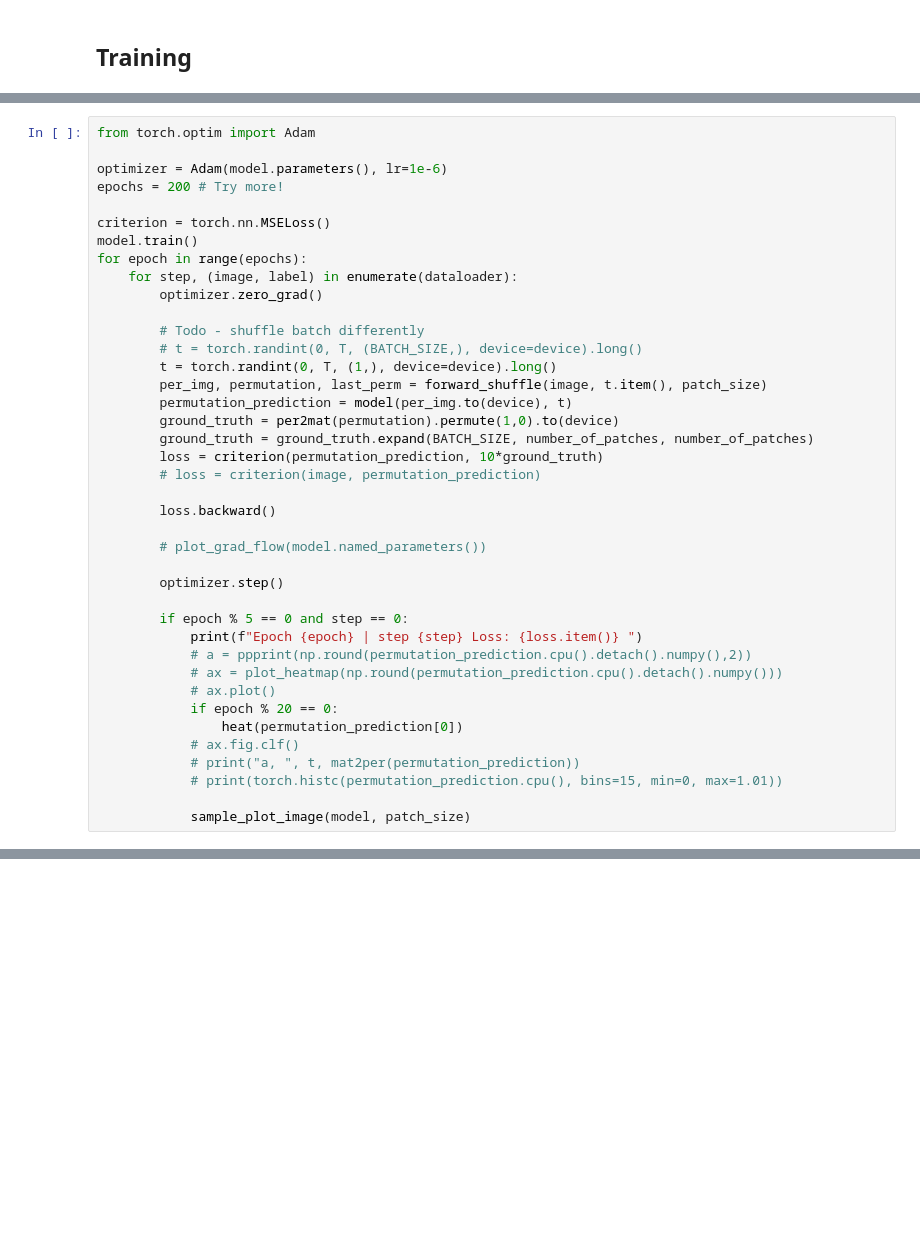
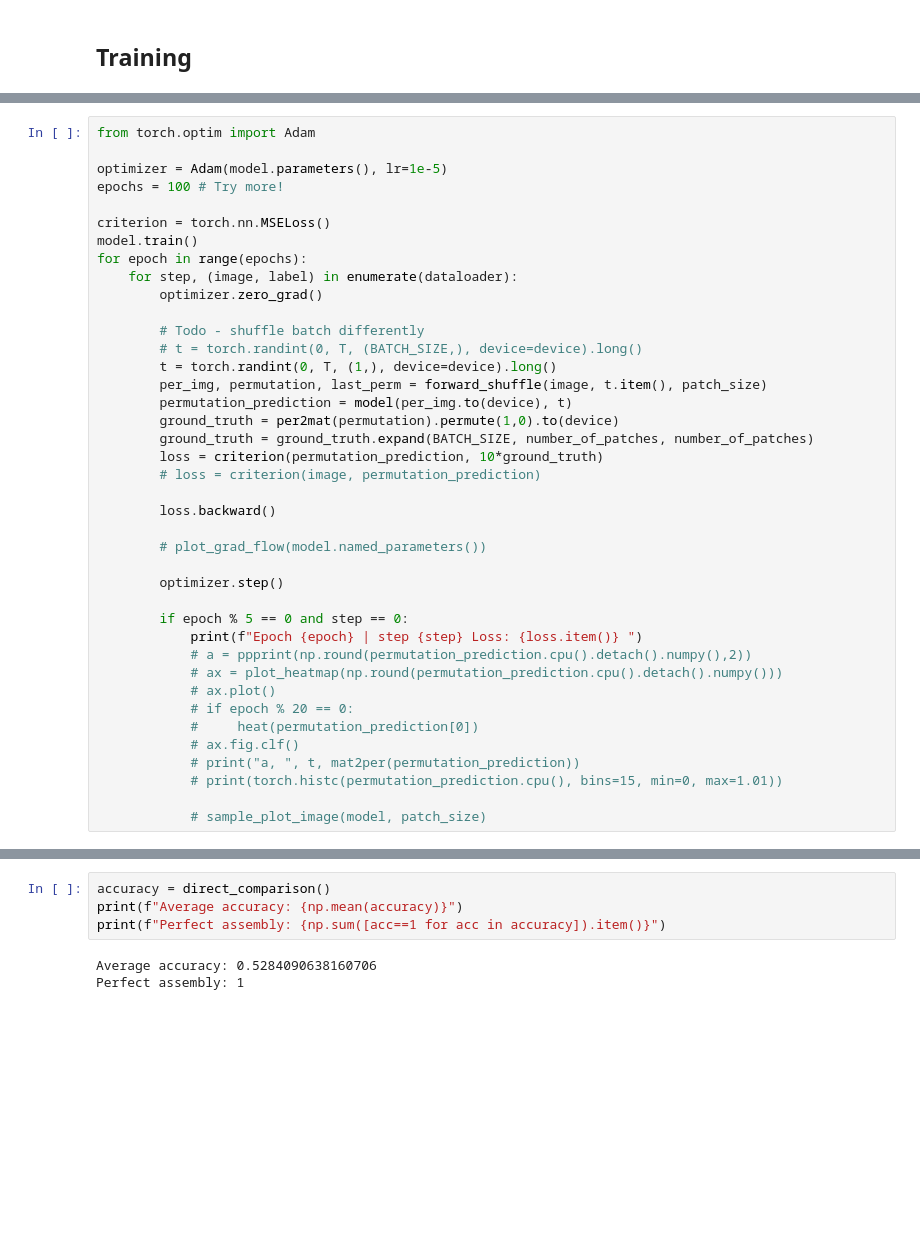
Before and after one commit to mlellouch/diffusion_puzzle, a Jupyter notebook: permutations/diffusion_model_puzzle.ipynb, the cells around one changed output, grey strips where cells are left out. Cells and saved outputs as stored; diff of their text form; blank space fills up the shorter version.

```diff
--- a/permutations/diffusion_model_puzzle.ipynb
+++ b/permutations/diffusion_model_puzzle.ipynb
@@ -623,8 +453,8 @@ def heat(arr):
 # %%
 from torch.optim import Adam
 
-optimizer = Adam(model.parameters(), lr=1e-6)
-epochs = 200 # Try more!
+optimizer = Adam(model.parameters(), lr=1e-5)
+epochs = 100 # Try more!
 
 criterion = torch.nn.MSELoss()
 model.train()
@@ -653,11 +483,11 @@ for epoch in range(epochs):
             # a = ppprint(np.round(permutation_prediction.cpu().detach().numpy(),2))
             # ax = plot_heatmap(np.round(permutation_prediction.cpu().detach().numpy()))
             # ax.plot()
-            if epoch % 20 == 0:
-                heat(permutation_prediction[0])
+            # if epoch % 20 == 0:
+            #     heat(permutation_prediction[0])
             # ax.fig.clf()
             # print("a, ", t, mat2per(permutation_prediction))
             # print(torch.histc(permutation_prediction.cpu(), bins=15, min=0, max=1.01))
 
-            sample_plot_image(model, patch_size)
+            # sample_plot_image(model, patch_size)
 # %% [output]
@@ -666,0 +570,8 @@ Epoch 0 | step 0 Loss: 6.174808025360107
+# %%
+accuracy = direct_comparison()
+print(f"Average accuracy: {np.mean(accuracy)}")
+print(f"Perfect assembly: {np.sum([acc==1 for acc in accuracy]).item()}")
+# %% [output]
+Average accuracy: 0.5284090638160706
+Perfect assembly: 1
+[figure, added]
```
Also changed, not shown: parts of 35 cells of this notebook.
